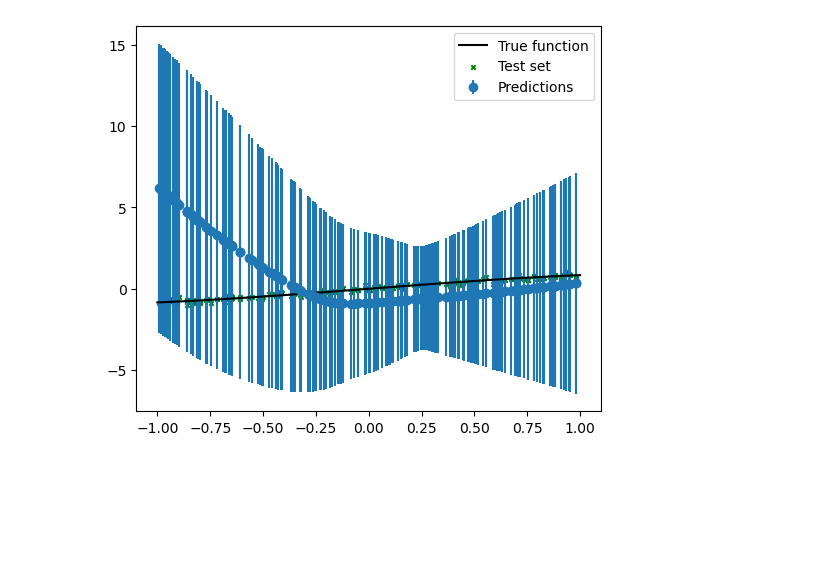
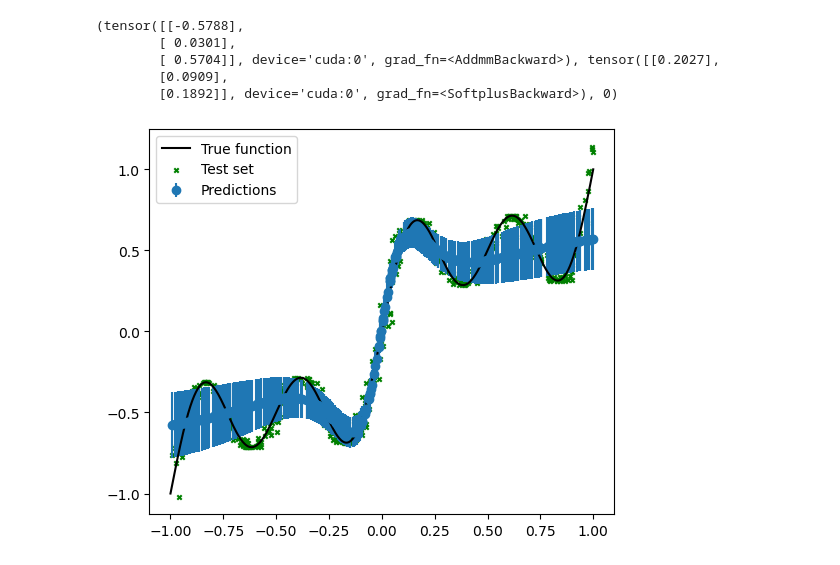
Before and after one commit to jetsnguns/bayesnn, a Jupyter notebook: bnn_reg_full.ipynb, the cells around one changed output. Cells and saved outputs as stored; diff of their text form; code cells hidden in the pictures; blank space fills up the shorter version.

Commit message:
Added heteroscedastig model + MAP Gaussin network.

```diff
--- a/bnn_reg_full.ipynb
+++ b/bnn_reg_full.ipynb
@@ -18,9 +19,10 @@ from bayesnn.models.bbb_het_reg import BBBHetRegModel
 # %%
 device = 'cuda:0' if torch.cuda.is_available() else 'cpu'
 # %%
-def true_f(x):
+def true_f(x, e=0):
+    return x + 0.3 * np.sin(2 * np.pi * (x + e)) + 0.3 * np.sin(4. * np.pi * (x + e))
     #return np.sin(12.0 * x) + 0.66 * np.cos(25.0 * x) + 3.0
-    return np.sin(x)
+    #return np.sin(x)
 
 
 def get_data(train_size=100, test_size=100):
@@ -30,14 +32,15 @@ def get_data(train_size=100, test_size=100):
 
     #X = np.linspace(-2.0, 2.0, num=n)
     X = np.random.uniform(-1.0, 1.0, n)
-    Y = true_f(X) + np.random.normal(0, 0.1, n)
+    e = np.random.normal(0, 0.02, n)
+    Y = true_f(X, e=e) + e
 
     return X[:train_size], Y[:train_size], X[train_size:], Y[train_size:]
 # %%
 true_x = np.linspace(-1.0, 1.0, 1000)
-true_y = true_f(true_x)
+true_y = true_f(true_x, e=0)
 
-X_train, y_train, X_test, y_test = get_data(200, 200)
+X_train, y_train, X_test, y_test = get_data(500, 500)
 
 plt.figure(figsize = (6, 5))
 plt.style.use('default')
@@ -54,10 +57,10 @@ plt.show()
 # %%
-n_hidden = 10
+n_hidden = 5
 
-model_reg = BBBHetRegModel(hidden_size=n_hidden).to(device)
+model_reg = BBBHetRegDualModel(hidden_size=n_hidden, act_func=F.tanh).to(device)
 
 params_reg = list(model_reg.parameters())
-optimizer_reg = torch.optim.Adam(params_reg)
+optimizer_reg = torch.optim.Adam(params_reg, lr=0.01)
 
 X_train_tensor = torch.from_numpy(X_train.reshape((-1, 1))).float().to(device)
 y_train_tensor = torch.from_numpy(y_train.reshape((-1, 1))).float().to(device)
@@ -120,29 +129,39 @@ Mean squared error at epoch number 1999 is 5.203909397125244
 # %%
-n_samples = 50
+n_samples = 100
+model_reg.train(False)
 
-samples_m = np.zeros((n_samples, X_test_tensor.shape[0]))
+samples_m = np.zeros((X_test_tensor.shape[0], n_samples))
 samples_s = np.zeros_like(samples_m)
 for i in range(n_samples):
     mus, sigmas, _ = model_reg(X_test_tensor, sample=False)
     np_m = mus.cpu().data.numpy()
     np_s = sigmas.cpu().data.numpy()
-    samples_m[i, :] = np_m
-    samples_s[i, :] = np_s
+    samples_m[:, i] = np_m[:, 0]
+    samples_s[:, i] = np_s[:, 0]
 
-y_pred = samples_m.mean(axis=0)
+y_pred = samples_m.mean(axis=1)
 #y_err = np.array(samples_m).std(axis=0)
-y_err = 2 * samples_s.mean(axis=0)
+y_err = samples_s.mean(axis=1)
+
+print(model_reg(torch.tensor([[-1.0], [0.0], [1.0]], device=device), sample=False))
+# %% [output]
+(tensor([[-0.5788],
+        [ 0.0301],
+        [ 0.5704]], device='cuda:0', grad_fn=<AddmmBackward>), tensor([[0.2027],
+        [0.0909],
+        [0.1892]], device='cuda:0', grad_fn=<SoftplusBackward>), 0)
 # %%
 plt.figure(figsize = (6, 5))
 plt.style.use('default')
 
 plt.plot(true_x, true_y, color='black', label='True function')
 plt.scatter(X_test, y_test, s=10, marker='x', color='green', label='Test set')
+#plt.scatter(X_test, y_pred, s=10, marker='o', label='Predictions')
 
-plt.errorbar(X_test, y_pred, yerr=y_err, fmt='o', label='Predictions')
+plt.errorbar(X_test, y_pred, yerr=y_err, fmt='o', ls='none', label='Predictions')
 
 plt.legend()
 
 plt.show()
 # %% [output]
-[figure, old version]
+[figure, new version]
```
Also changed, not shown: parts of 13 cells of this notebook, 6 other files.
